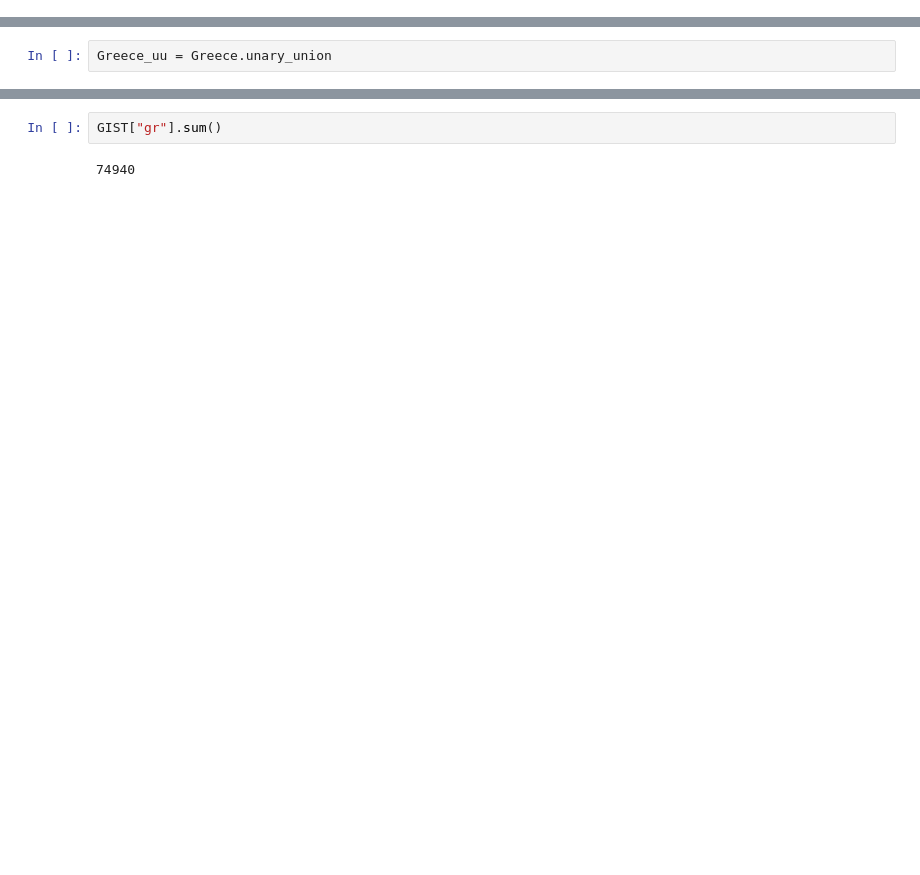
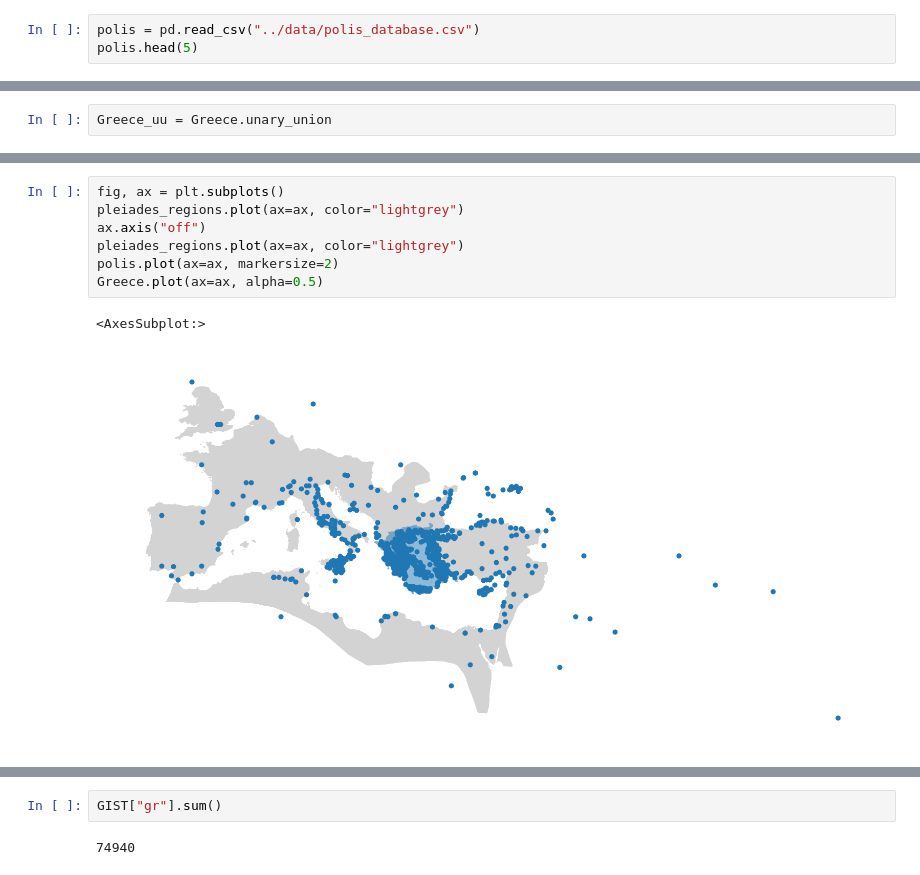
Before and after one commit to kasev/EpiMR, a Jupyter notebook: scripts/data_extraction.ipynb, the cells around one changed output, grey strips where cells are left out. Drawn from its saved outputs; the diff is of its cells as text; blank space fills up the shorter version.

```diff
--- a/scripts/data_extraction.ipynb
+++ b/scripts/data_extraction.ipynb
@@ -16,3 +30,6 @@ GIST.shape
 pleiades_regions = gpd.read_file("../data/pleiades_regions.geojson", driver="GeoJSON")
 Greece = gpd.read_file("../data/Greece_AL2.GeoJson", driver="GeoJSON") # borders of greek downloaded from https://www.kaggle.com/datasets/lsind18/greeceborders?resource=download
 Asia_Minor = gpd.read_file("../data/PHI_asia-minor.geojson", driver="GeoJSON")
+# %%
+polis = pd.read_csv("../data/polis_database.csv")
+polis.head(5)
@@ -36,3 +60,13 @@ GIST["gr"].sum()
+# %%
+fig, ax = plt.subplots()
+pleiades_regions.plot(ax=ax, color="lightgrey")
+ax.axis("off")
+pleiades_regions.plot(ax=ax, color="lightgrey")
+polis.plot(ax=ax, markersize=2)
+Greece.plot(ax=ax, alpha=0.5)
+# %% [output]
+<AxesSubplot:>
+[figure, added]
 # %%
 %%time
 GIST["gr"] = GIST.within(Greece_uu)
```
Also changed, not shown: parts of 16 cells of this notebook, 2 other files.
